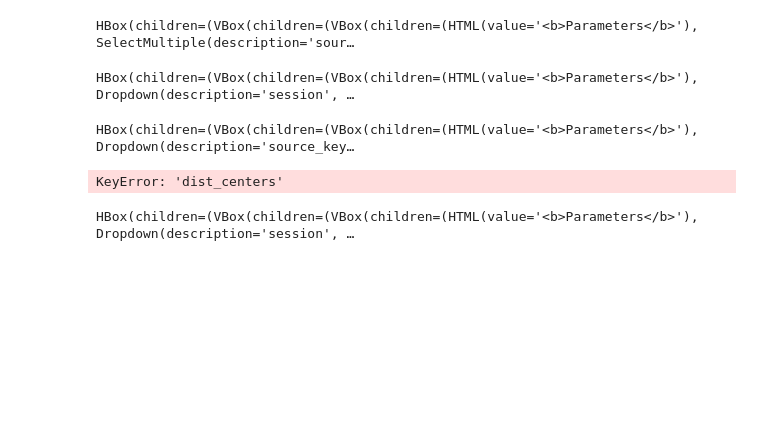
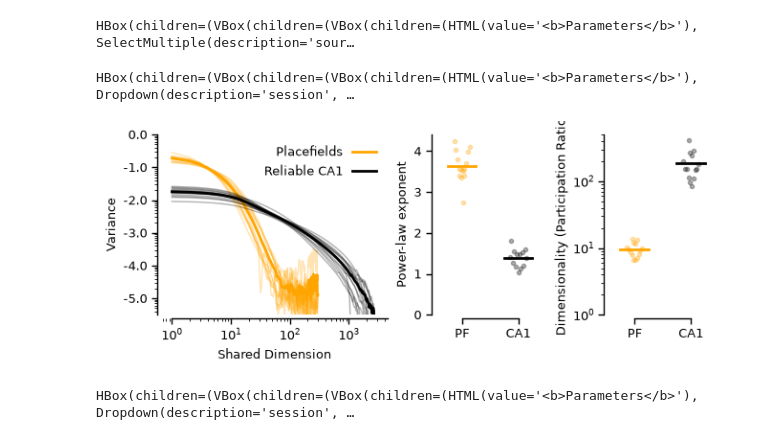
Before and after one commit to landoskape/vrAnalysis, a Jupyter notebook: dimensionality_manuscript/dim_spectra_figures.ipynb, the cells around one changed output. Cells and saved outputs as stored; diff of their text form; code cells hidden in the pictures; blank space fills up the shorter version.

```diff
--- a/dimensionality_manuscript/dim_spectra_figures.ipynb
+++ b/dimensionality_manuscript/dim_spectra_figures.ipynb
@@ -144,7 +145,7 @@ HBox(children=(VBox(children=(VBox(children=(HTML(value='<b>Parameters</b>'), Dr
 # %%
 from dimensionality_manuscript.figure_scripts.figure4 import spectrum_figure, AdaptiveAlphaConfig
 
-return_syd_viewer = True
+return_syd_viewer = False
 plt.close('all')
 source_cfg = AdaptiveAlphaConfig(
     smooth_method="gaussian",
@@ -159,38 +160,37 @@ full_cfg = AdaptiveAlphaConfig(
     fpd_window_size=20,
     adaptive_buffer=10,
     minimum_window_size=100,
 )
 fig = spectrum_figure(
     results,
     results_cvpca=results_cvpca,
     results_subspace=results_subspace,
     results_fit=results_fit,
     ylim_min=-5.5,
     fontsize=9,
     source_key = "ss_cvpca",
     full_source_key = "SVD",
-    fit_key = ["eig_tilbury"],
+    # fit_key = ["eig_tilbury", "eig_control", "eig_shrinkage"],
     activity_parameters_name="default",
     smooth_widths=(5.0, None),
     source_cfg=source_cfg,
     full_cfg=full_cfg,
     reliability_fraction_active_thresholds=(None, None),
     include_iti=False,
-    normalize=False,
-    figsize=(7.0, 3.0),
+    normalize=True,
+    figsize=(6.5, 2.5),
     return_syd_viewer = return_syd_viewer,
 )
 if return_syd_viewer:
     fig.show()
 else:
     plt.show()
 
     save = True
     if save:
         save_figure(fig, figure_path / "placefield_spectra")
 # %% [output]
-HBox(children=(VBox(children=(VBox(children=(HTML(value='<b>Parameters</b>'), Dropdown(description='source_key…
-KeyError: 'dist_centers'
+[figure, added]
 # %%
 from dimensionality_manuscript.figure_scripts.figure4 import adaptive_spectra_estimation
 
```
Also changed, not shown: parts of 3 cells of this notebook, 4 other files.
